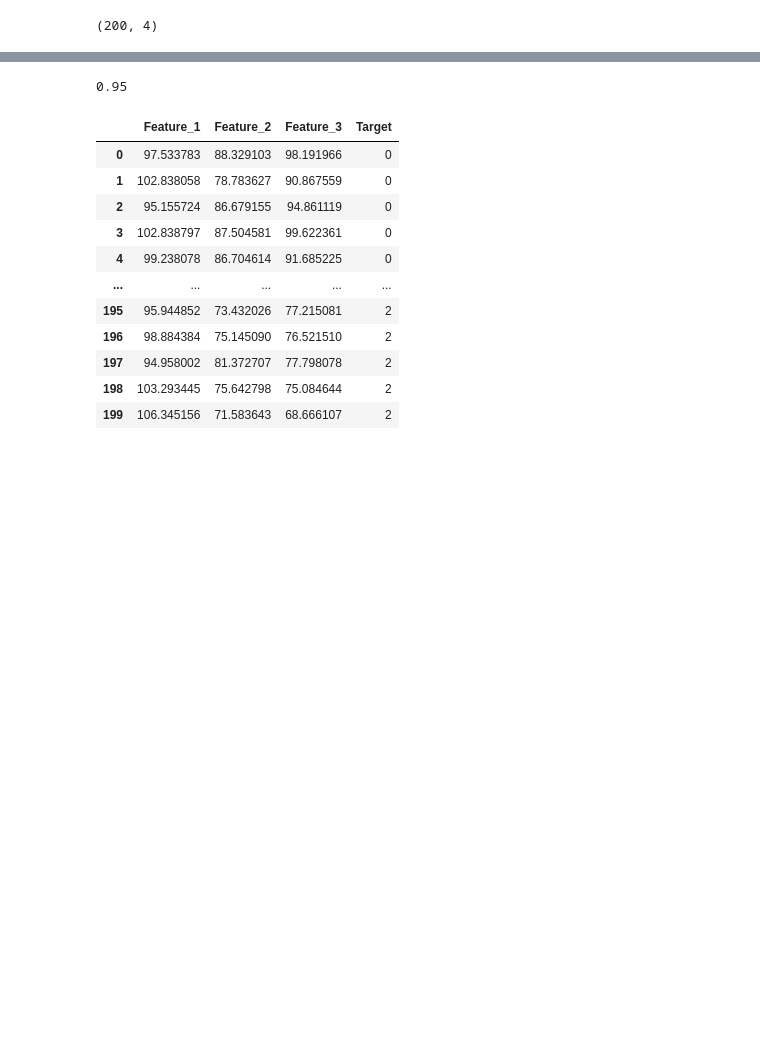
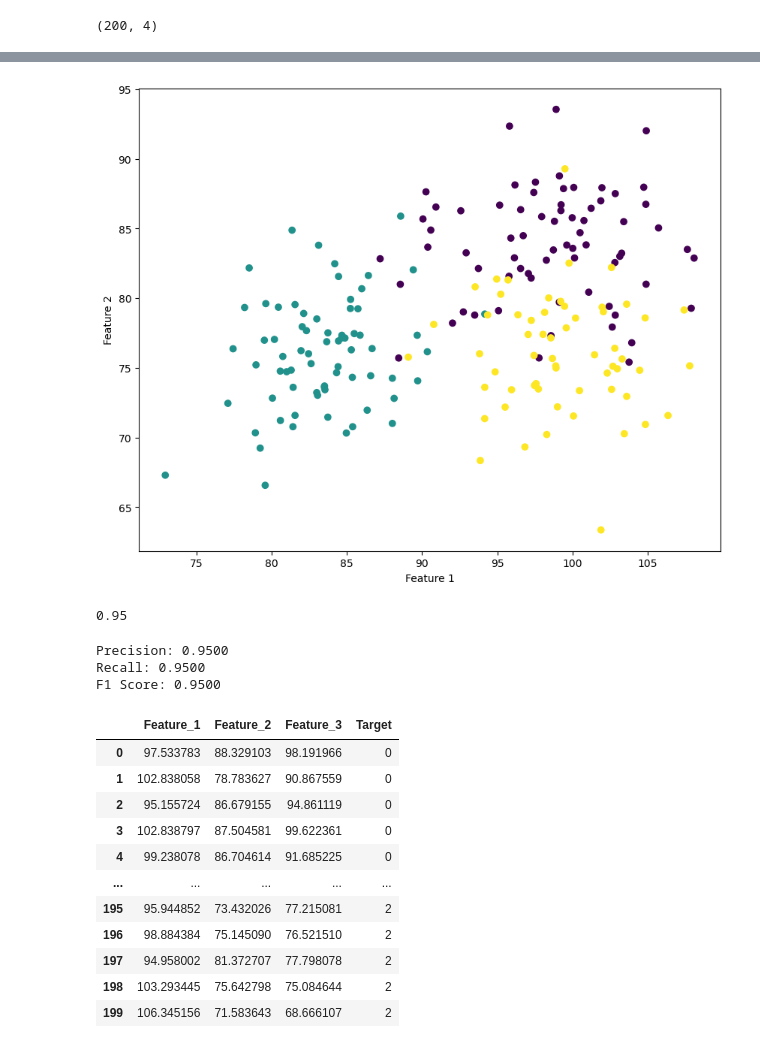
Before and after one commit to Harsh-BH/ML-Projects, a Jupyter notebook: Kodein/task_data1.ipynb, the cells around one changed output, grey strips where cells are left out. Cells and saved outputs as stored; diff of their text form; code cells hidden in the pictures; blank space fills up the shorter version.

```diff
--- a/Kodein/task_data1.ipynb
+++ b/Kodein/task_data1.ipynb
@@ -38,3 +49,12 @@ df.shape
+# %%
+plt.figure(figsize=(10,8))
+plt.scatter(df.Feature_1,df.Feature_2,c=df.Target ,label='feature_1 vs target')
+
+plt.xlabel("Feature 1")
+plt.ylabel("Feature 2")
+plt.show()
+# %% [output]
+[figure, added]
 # %%
 import sklearn
 from sklearn.model_selection import train_test_split
@@ -64,6 +84,20 @@ score =accuracy_score(pred,y_test_2)
 score
 # %% [output]
 0.95
+# %%
+from sklearn.metrics import precision_score, recall_score, f1_score
+
+precision = precision_score(y_test_2, pred,average='weighted')
+recall = recall_score(y_test_2, pred,average='weighted')
+f1 = f1_score(y_test_2, pred,average='weighted')
+
+print(f'Precision: {precision:.4f}')
+print(f'Recall: {recall:.4f}')
+print(f'F1 Score: {f1:.4f}')
+# %% [output]
+Precision: 0.9500
+Recall: 0.9500
+F1 Score: 0.9500
 # %%
 df2 = pd.read_csv("K:\ML-Projects\Kodein\data1_test.csv")
 
```
Also changed, not shown: parts of 14 cells of this notebook, 18 other files.
